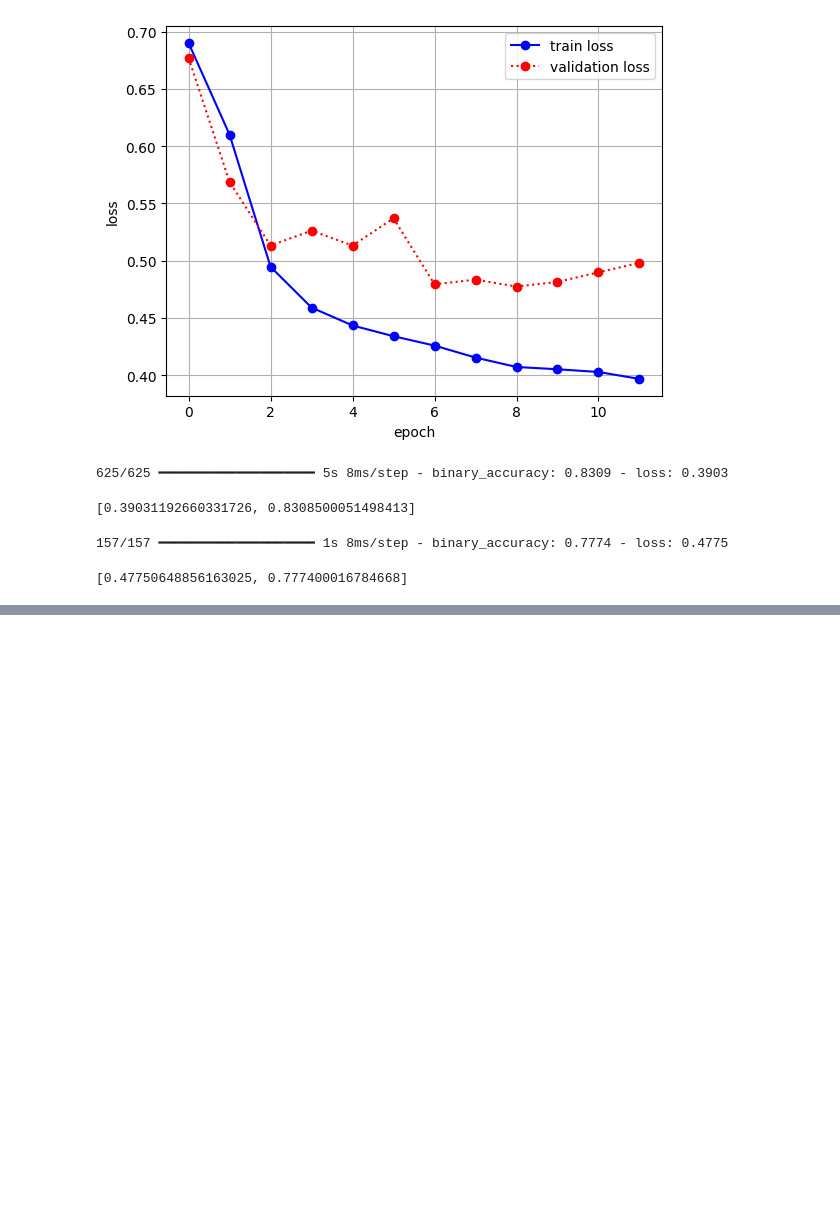
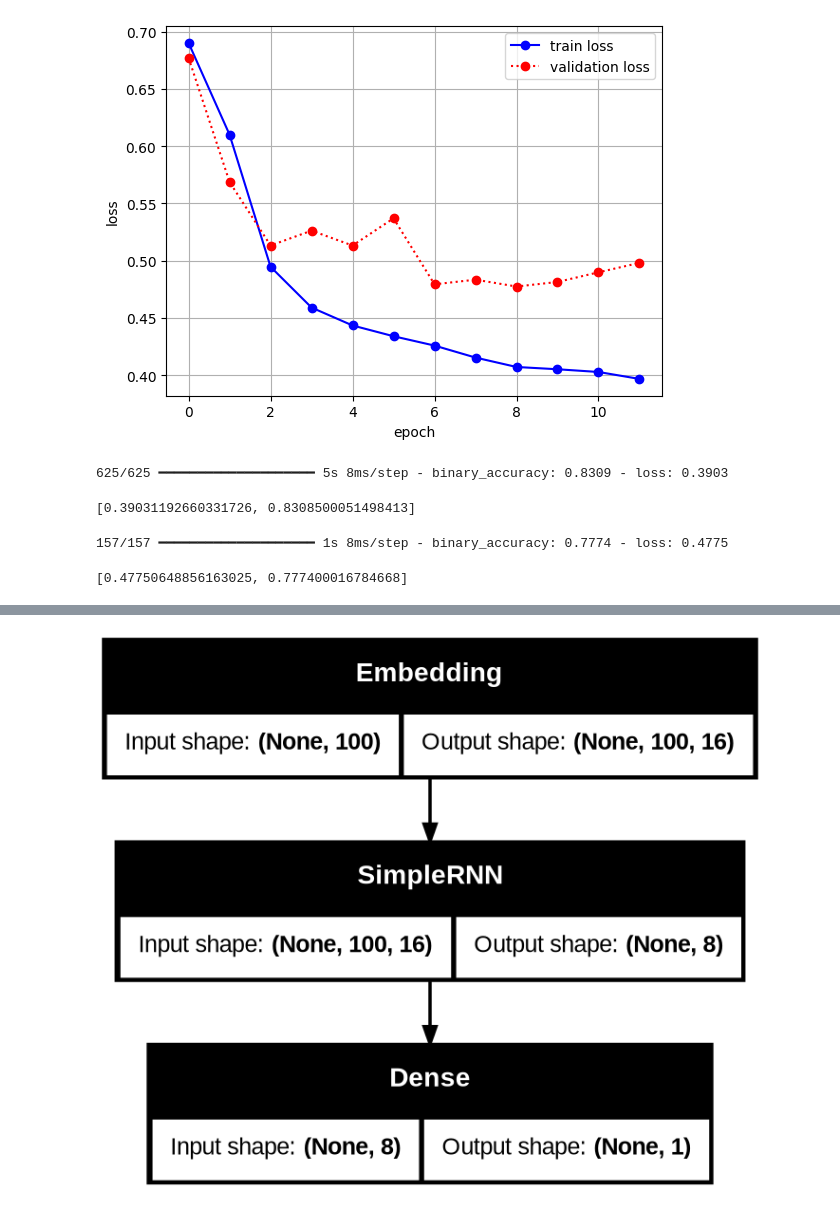
Before and after one commit to JakeOh/202605_BD57, a Jupyter notebook: lab_ml/ml20_rnn.ipynb, the cells around one changed output, grey strips where cells are left out. Saved outputs shown, nothing was run; the diff lists cells and outputs as text; code cells hidden in the pictures; blank space fills up the shorter version.

Commit message:
word embedding을 사용한 SimpleRNN 생성, 훈련, 평가.

```diff
--- a/lab_ml/ml20_rnn.ipynb
+++ b/lab_ml/ml20_rnn.ipynb
@@ -424,0 +429,7 @@ rnn_1.evaluate(x=x_val, y=y_val)
+# %%
+rnn_2 = keras.Sequential(layers=[
+    keras.layers.Input(shape=(100,)),                       # 입력층
+    keras.layers.Embedding(input_dim=500, output_dim=16),   # 단어 임베딩(word embedding) 층
+    keras.layers.SimpleRNN(units=8),                        # RNN 층
+    keras.layers.Dense(units=1, activation='sigmoid')       # 출력층
+])
@@ -424,0 +452,4 @@ rnn_1.evaluate(x=x_val, y=y_val)
+# %%
+keras.utils.plot_model(model=rnn_2, show_shapes=True, dpi=128)
+# %% [output]
+[figure, added]
```
Also changed, not shown: parts of 10 cells of this notebook.
